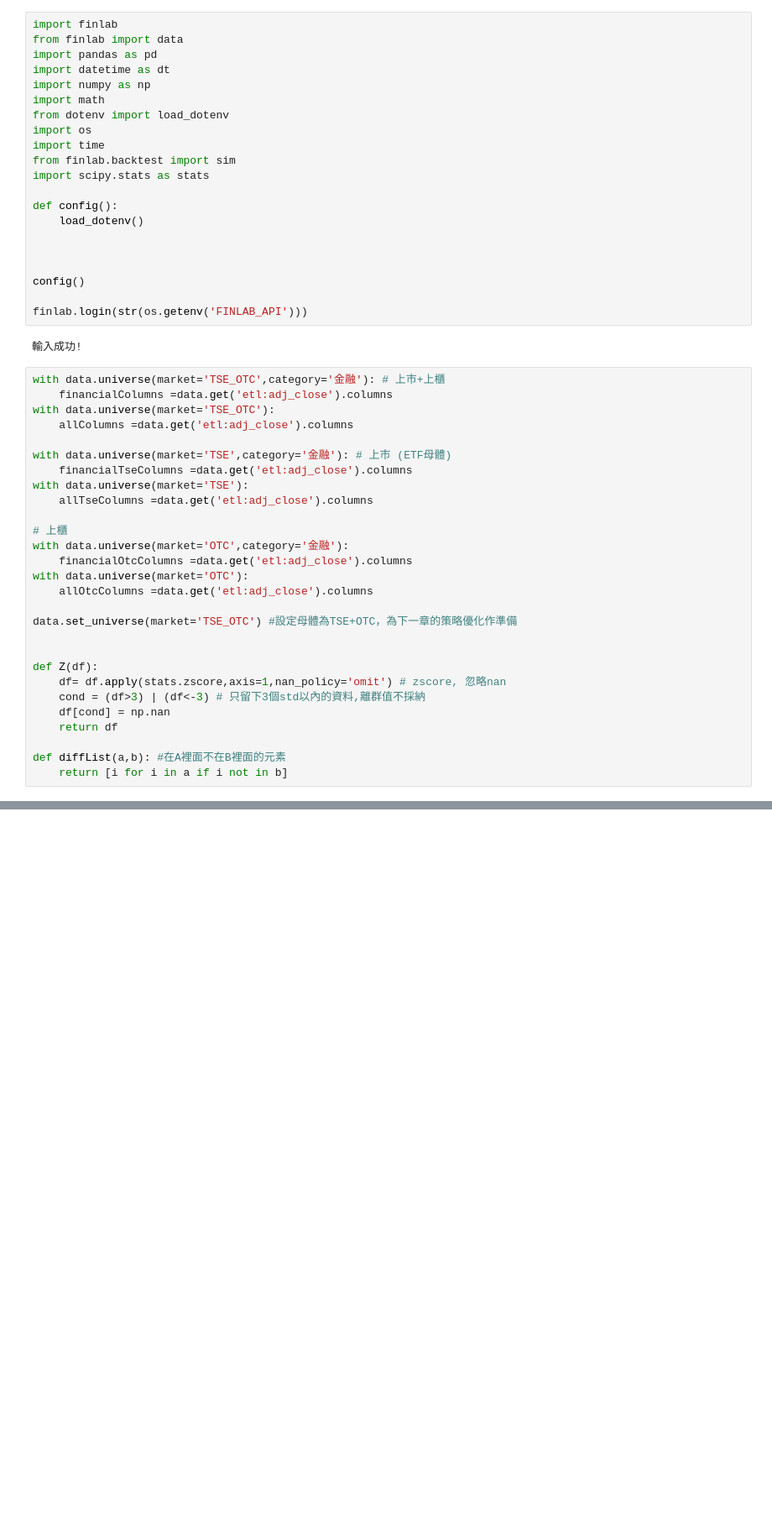
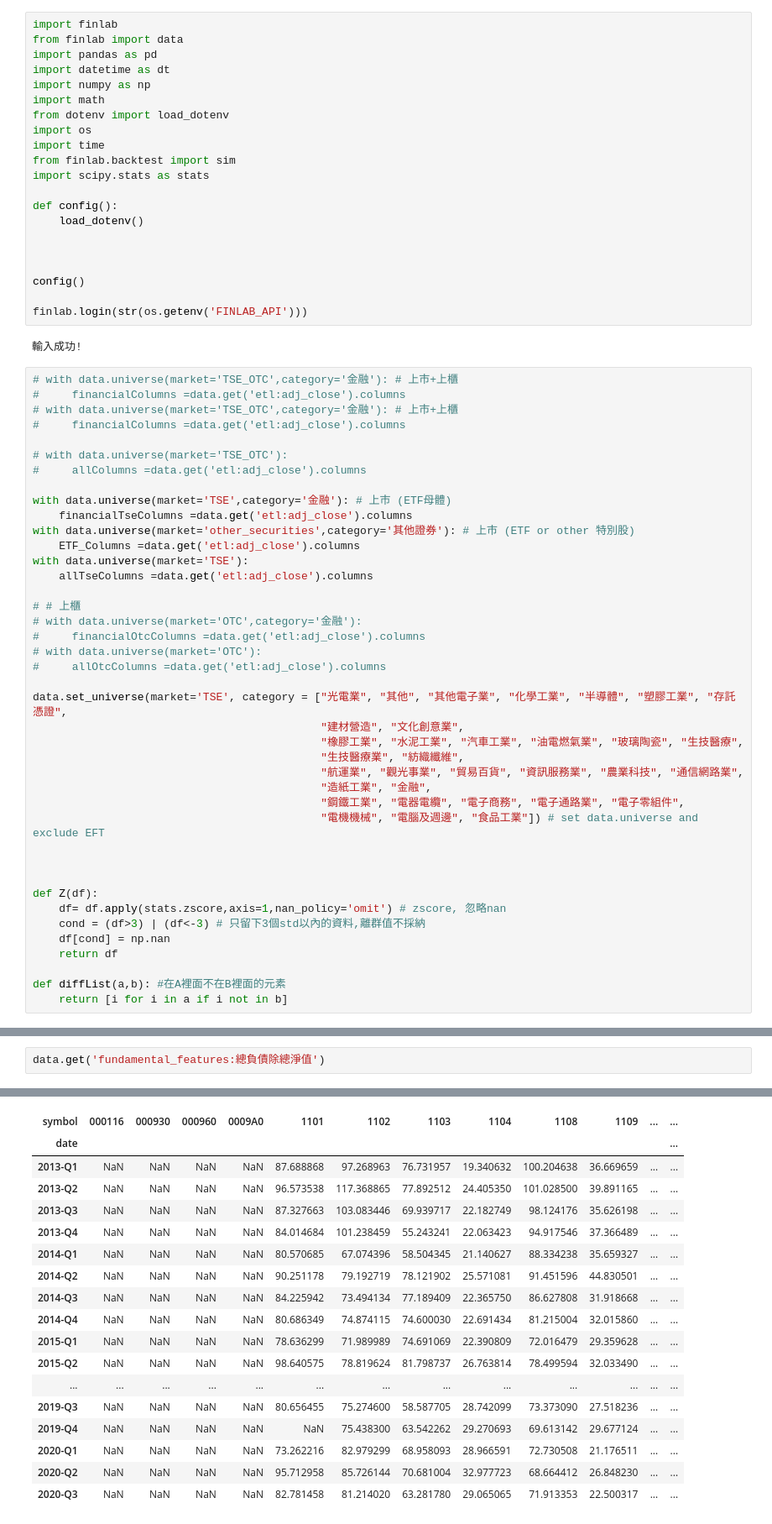
Before and after one commit to max0514/trading_bot, a Jupyter notebook: stock_strategies/stock_rating.ipynb, the cells around one changed output, grey strips where cells are left out. Shown at 84% size. Drawn from its saved outputs; the diff is of its cells as text; blank space fills up the shorter version.

```diff
--- a/stock_strategies/stock_rating.ipynb
+++ b/stock_strategies/stock_rating.ipynb
@@ -22,23 +22,36 @@ finlab.login(str(os.getenv('FINLAB_API')))
 # %% [output]
 輸入成功!
 # %%
-with data.universe(market='TSE_OTC',category='金融'): # 上市+上櫃
-    financialColumns =data.get('etl:adj_close').columns
-with data.universe(market='TSE_OTC'):
-    allColumns =data.get('etl:adj_close').columns
+# with data.universe(market='TSE_OTC',category='金融'): # 上市+上櫃
+#     financialColumns =data.get('etl:adj_close').columns
+# with data.universe(market='TSE_OTC',category='金融'): # 上市+上櫃
+#     financialColumns =data.get('etl:adj_close').columns
+
+# with data.universe(market='TSE_OTC'):
+#     allColumns =data.get('etl:adj_close').columns
 
 with data.universe(market='TSE',category='金融'): # 上市 (ETF母體)
     financialTseColumns =data.get('etl:adj_close').columns
+with data.universe(market='other_securities',category='其他證券'): # 上市 (ETF or other 特別股)
+    ETF_Columns =data.get('etl:adj_close').columns
 with data.universe(market='TSE'):
     allTseColumns =data.get('etl:adj_close').columns
 
-# 上櫃
-with data.universe(market='OTC',category='金融'):
-    financialOtcColumns =data.get('etl:adj_close').columns
-with data.universe(market='OTC'):
-    allOtcColumns =data.get('etl:adj_close').columns
+# # 上櫃
+# with data.universe(market='OTC',category='金融'):
+#     financialOtcColumns =data.get('etl:adj_close').columns
+# with data.universe(market='OTC'):
+#     allOtcColumns =data.get('etl:adj_close').columns
 
-data.set_universe(market='TSE_OTC') #設定母體為TSE+OTC，為下一章的策略優化作準備
+data.set_universe(market='TSE', category = ["光電業", "其他", "其他電子業", "化學工業", "半導體", "塑膠工業", "存託憑證",
+                                            "建材營造", "文化創意業",
+                                            "橡膠工業", "水泥工業", "汽車工業", "油電燃氣業", "玻璃陶瓷", "生技醫療",
+                                            "生技醫療業", "紡織纖維",
+                                            "航運業", "觀光事業", "貿易百貨", "資訊服務業", "農業科技", "通信網路業",
+                                            "造紙工業", "金融",
+                                            "鋼鐵工業", "電器電纜", "電子商務", "電子通路業", "電子零組件",
+                                            "電機機械", "電腦及週邊", "食品工業"]) # set data.universe and exclude EFT
+
 
 
 def Z(df):
@@ -110,0 +182,3 @@ finCol = 價值因子分數_金融.columns.intersection(financialColumns) # 取
+# %%
+data.get('fundamental_features:總負債除總淨值')
+# %% [output]
@@ -110,0 +186,18 @@ finCol = 價值因子分數_金融.columns.intersection(financialColumns) # 取
+| symbol | 000116 | 000930 | 000960 | 0009A0 | 1101 | 1102 | 1103 | 1104 | 1108 | 1109 | ... | ... |
+| date |  |  |  |  |  |  |  |  |  |  |  | ... |
+| 2013-Q1 | NaN | NaN | NaN | NaN | 87.688868 | 97.268963 | 76.731957 | 19.340632 | 100.204638 | 36.669659 | ... | ... |
+| 2013-Q2 | NaN | NaN | NaN | NaN | 96.573538 | 117.368865 | 77.892512 | 24.405350 | 101.028500 | 39.891165 | ... | ... |
+| 2013-Q3 | NaN | NaN | NaN | NaN | 87.327663 | 103.083446 | 69.939717 | 22.182749 | 98.124176 | 35.626198 | ... | ... |
+| 2013-Q4 | NaN | NaN | NaN | NaN | 84.014684 | 101.238459 | 55.243241 | 22.063423 | 94.917546 | 37.366489 | ... | ... |
+| 2014-Q1 | NaN | NaN | NaN | NaN | 80.570685 | 67.074396 | 58.504345 | 21.140627 | 88.334238 | 35.659327 | ... | ... |
+| 2014-Q2 | NaN | NaN | NaN | NaN | 90.251178 | 79.192719 | 78.121902 | 25.571081 | 91.451596 | 44.830501 | ... | ... |
+| 2014-Q3 | NaN | NaN | NaN | NaN | 84.225942 | 73.494134 | 77.189409 | 22.365750 | 86.627808 | 31.918668 | ... | ... |
+| 2014-Q4 | NaN | NaN | NaN | NaN | 80.686349 | 74.874115 | 74.600030 | 22.691434 | 81.215004 | 32.015860 | ... | ... |
+| 2015-Q1 | NaN | NaN | NaN | NaN | 78.636299 | 71.989989 | 74.691069 | 22.390809 | 72.016479 | 29.359628 | ... | ... |
+| 2015-Q2 | NaN | NaN | NaN | NaN | 98.640575 | 78.819624 | 81.798737 | 26.763814 | 78.499594 | 32.033490 | ... | ... |
+| ... | ... | ... | ... | ... | ... | ... | ... | ... | ... | ... | ... | ... |
+| 2019-Q3 | NaN | NaN | NaN | NaN | 80.656455 | 75.274600 | 58.587705 | 28.742099 | 73.373090 | 27.518236 | ... | ... |
+| 2019-Q4 | NaN | NaN | NaN | NaN | NaN | 75.438300 | 63.542262 | 29.270693 | 69.613142 | 29.677124 | ... | ... |
+| 2020-Q1 | NaN | NaN | NaN | NaN | 73.262216 | 82.979299 | 68.958093 | 28.966591 | 72.730508 | 21.176511 | ... | ... |
+| 2020-Q2 | NaN | NaN | NaN | NaN | 95.712958 | 85.726144 | 70.681004 | 32.977723 | 68.664412 | 26.848230 | ... | ... |
+| 2020-Q3 | NaN | NaN | NaN | NaN | 82.781458 | 81.214020 | 63.281780 | 29.065065 | 71.913353 | 22.500317 | ... | ... |
```
Also changed, not shown: parts of 27 cells of this notebook.
